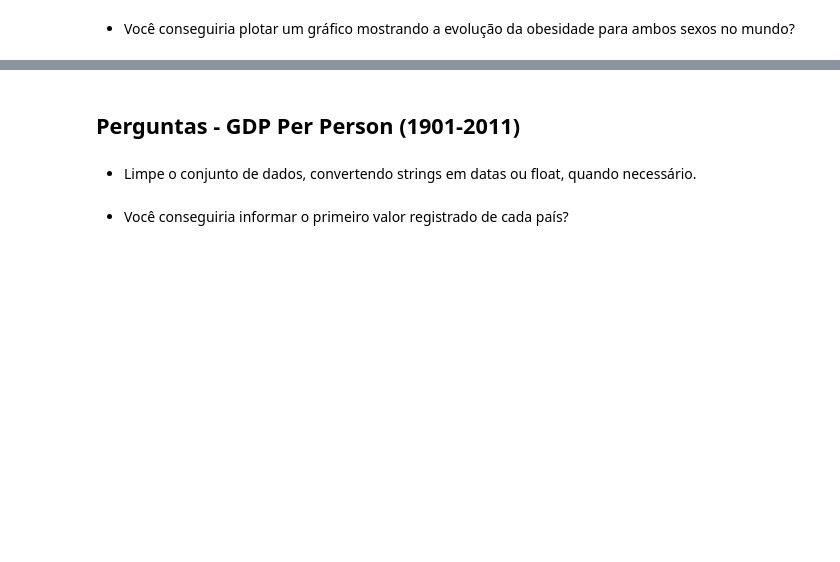
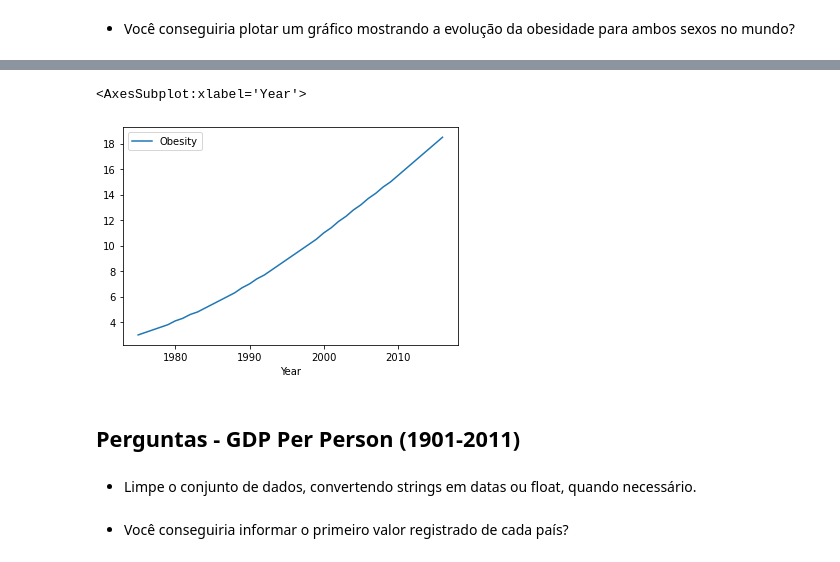
Before and after one commit to thiago-p-anjos/Estudando_Pandas, a Jupyter notebook: Projeto - Análise de dados.ipynb, the cells around one changed output, grey strips where cells are left out. Saved outputs shown, nothing was run; the diff lists cells and outputs as text; code cells hidden in the pictures; blank space fills up the shorter version.

```diff
--- a/Projeto - Análise de dados.ipynb
+++ b/Projeto - Análise de dados.ipynb
@@ -32,3 +213,8 @@ df_both.plot()
+# %%
+df_obesity[(df_obesity['Sex'] == 'Male') & (df_obesity['Country'] == 'Brazil')][['Obesity','Year']].set_index('Year').plot()
+# %% [output]
+<AxesSubplot:xlabel='Year'>
+[figure, added]
 # %% [markdown]
 ## Perguntas - GDP Per Person (1901-2011)
 # %%
```
Also changed, not shown: parts of 31 cells of this notebook.
